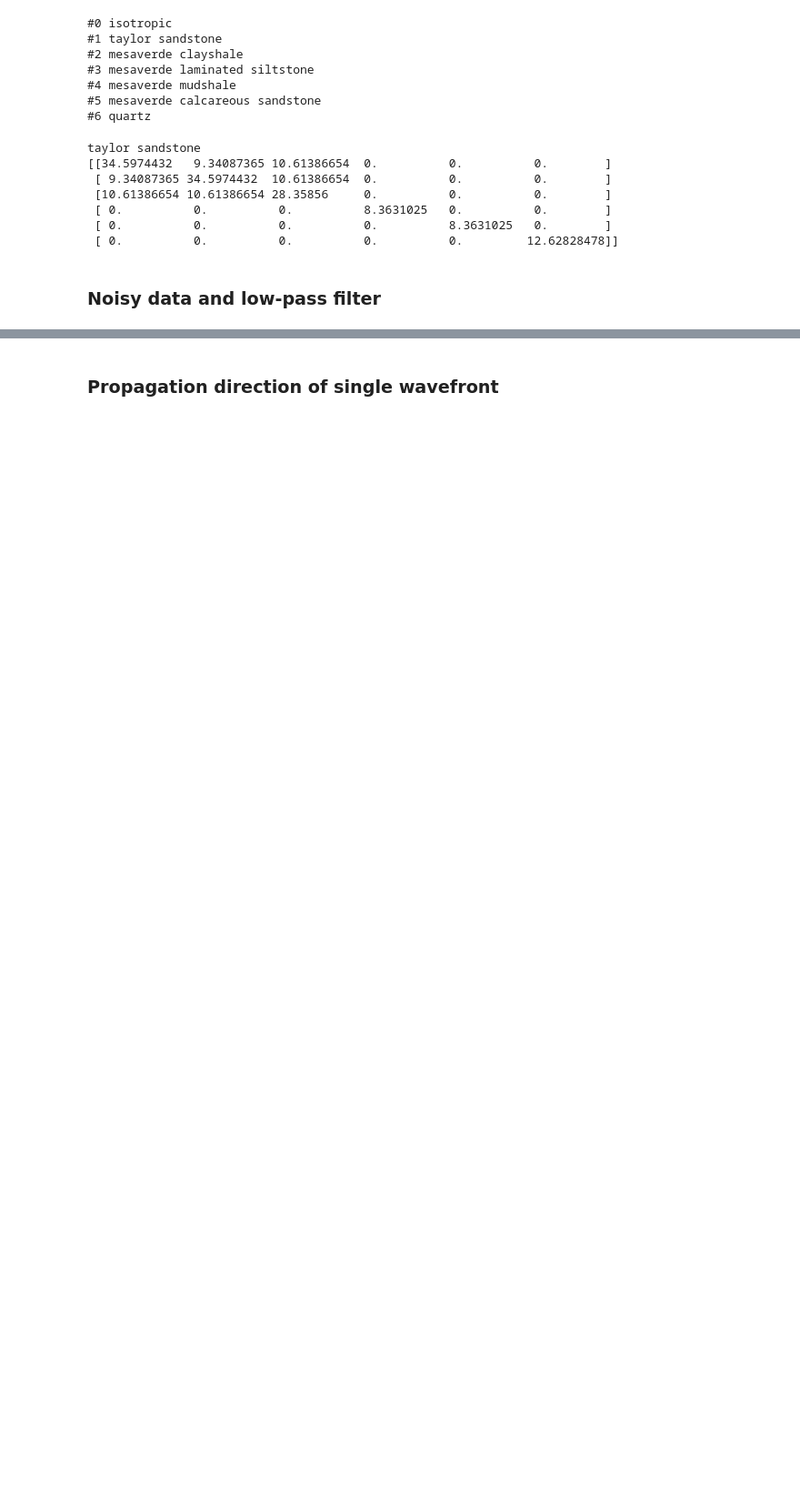
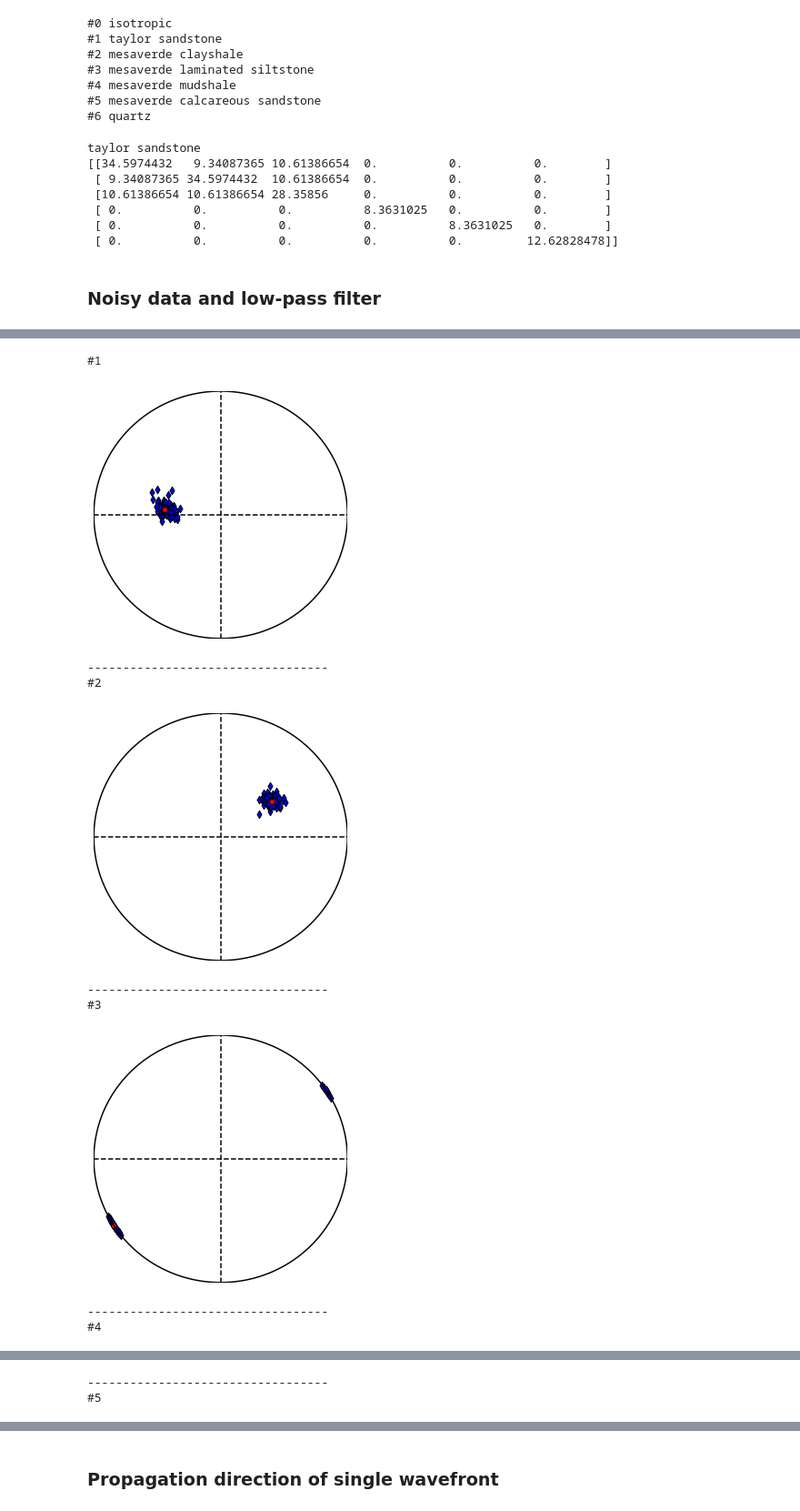
Before and after one commit to sebnoe/anisotropy, a Jupyter notebook: notebooks/Noisy data.ipynb, the cells around one changed output, grey strips where cells are left out. Shown at 91% size. Saved outputs shown, nothing was run; the diff lists cells and outputs as text; code cells hidden in the pictures; blank space fills up the shorter version.

```diff
--- a/notebooks/Noisy data.ipynb
+++ b/notebooks/Noisy data.ipynb
@@ -171,0 +141,51 @@ Error (order of magnitude):
+# %%
+f = 5.
+fs = 100.
+SNR_dB_u = 10.
+SNR_dB_r = 5.
+N = 5
+Nest = 100
+
+ang = np.linspace(0,2*np.pi,1000)
+x = np.cos(ang)
+y = np.sin(ang)
+
+
+r2d = 180/np.pi
+### generating some traces
+for i in range(0,N):
+    nus, gammas = get_direction('random',C,1)
+    vel,v = get_eigenvals(gammas[0], density)
+    theta, phi = get_angles(nus[0])
+    print('#'+str(i+1))
+    fig = plt.figure(figsize=(5,5))
+    plt.plot(x,y,color='black')
+    plt.axvline(0,color='black',ls='--')
+    plt.axhline(0,color='black',ls='--')
+    for j in range(0,Nest):
+        seis, t = get_seis(v, vel, nus[0], f, fs)
+        seis = make_some_noise(seis,SNR_dB_u,SNR_dB_r)
+        seis = lowpass(seis,f,fs)
+        nu_e = get_propagation_direction(seis)
+        theta_e, phi_e = get_angles(nu_e)
+        plt.scatter(np.cos(phi_e)*np.sin(theta_e),np.sin(phi_e)*np.sin(theta_e),marker='d',c='b',edgecolors='black')
+
+    plt.scatter(np.cos(phi)*np.sin(theta),np.sin(phi)*np.sin(theta),c='r',edgecolors='black')
+    plt.xlim([-1.,1.])
+    plt.ylim([-1.,1.])
+    plt.yticks([])
+    plt.xticks([])
+    plt.axis('off')
+    plt.show()
+    print('---------------------------------- ')
+# %% [output]
+#1
+[figure, added]
+----------------------------------
+#2
+[figure, added]
+----------------------------------
+#3
+[figure, added]
+----------------------------------
+#4
@@ -171,0 +193,2 @@ Error (order of magnitude):
+----------------------------------
+#5
```
Also changed, not shown: parts of 20 cells of this notebook, 2 other files.
